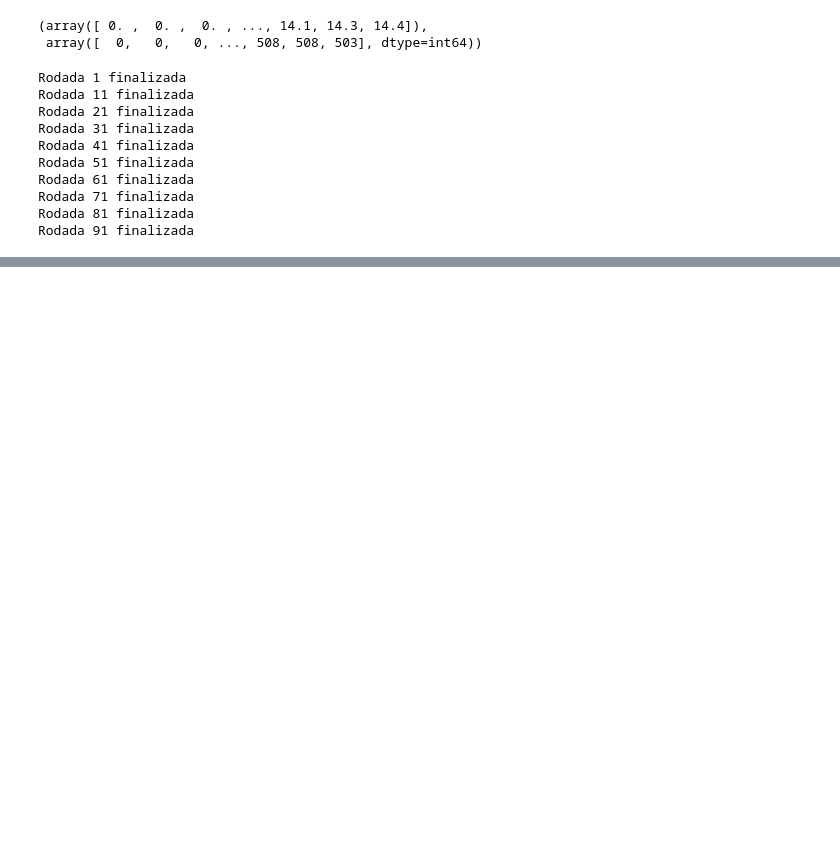
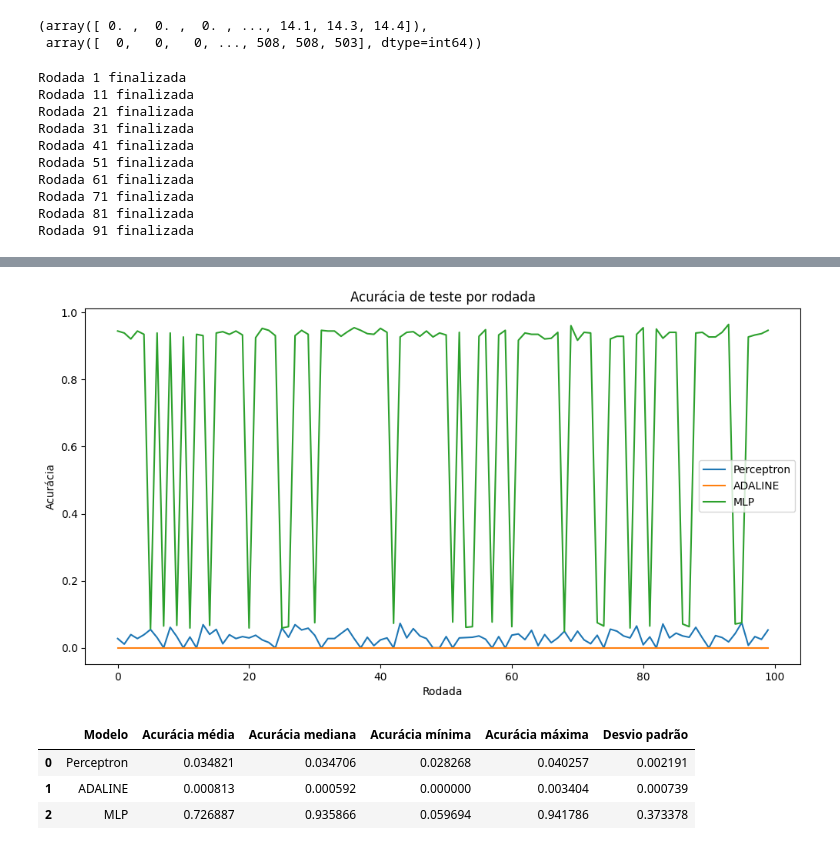
Before and after one commit to HiIamZeref/IA-Trabalho-AV3, a Jupyter notebook: TreinamentoAV3.ipynb, the cells around one changed output, grey strips where cells are left out. Cells and saved outputs as stored; diff of their text form; code cells hidden in the pictures; blank space fills up the shorter version.

```diff
--- a/TreinamentoAV3.ipynb
+++ b/TreinamentoAV3.ipynb
@@ -785,0 +947,30 @@ resultados_df
+# %%
+# Plotando as acurácias de teste
+plt.figure(figsize=(12, 6))
+plt.plot(perceptron_acc_test_list, label='Perceptron')
+plt.plot(adaline_acc_test_list, label='ADALINE')
+plt.plot(mlp_acc_test_list, label='MLP')
+plt.xlabel('Rodada')
+plt.ylabel('Acurácia')
+plt.title('Acurácia de teste por rodada')
+plt.legend()
+plt.show()
+# %% [output]
+[figure, added]
+# %%
+# Gerando um dataframe com os resultados
+resultados_df = pd.DataFrame({
+    'Modelo': nomes,
+    'Acurácia média': medias,
+    'Acurácia mediana': medianas,
+    'Acurácia mínima': minimos,
+    'Acurácia máxima': maximos,
+    'Desvio padrão': stds
+})
+
+resultados_df
+# %% [output]
+|  | Modelo | Acurácia média | Acurácia mediana | Acurácia mínima | Acurácia máxima | Desvio padrão |
+| 0 | Perceptron | 0.034821 | 0.034706 | 0.028268 | 0.040257 | 0.002191 |
+| 1 | ADALINE | 0.000813 | 0.000592 | 0.000000 | 0.003404 | 0.000739 |
+| 2 | MLP | 0.726887 | 0.935866 | 0.059694 | 0.941786 | 0.373378 |
```
Also changed, not shown: parts of 19 cells of this notebook, 4 other files.
